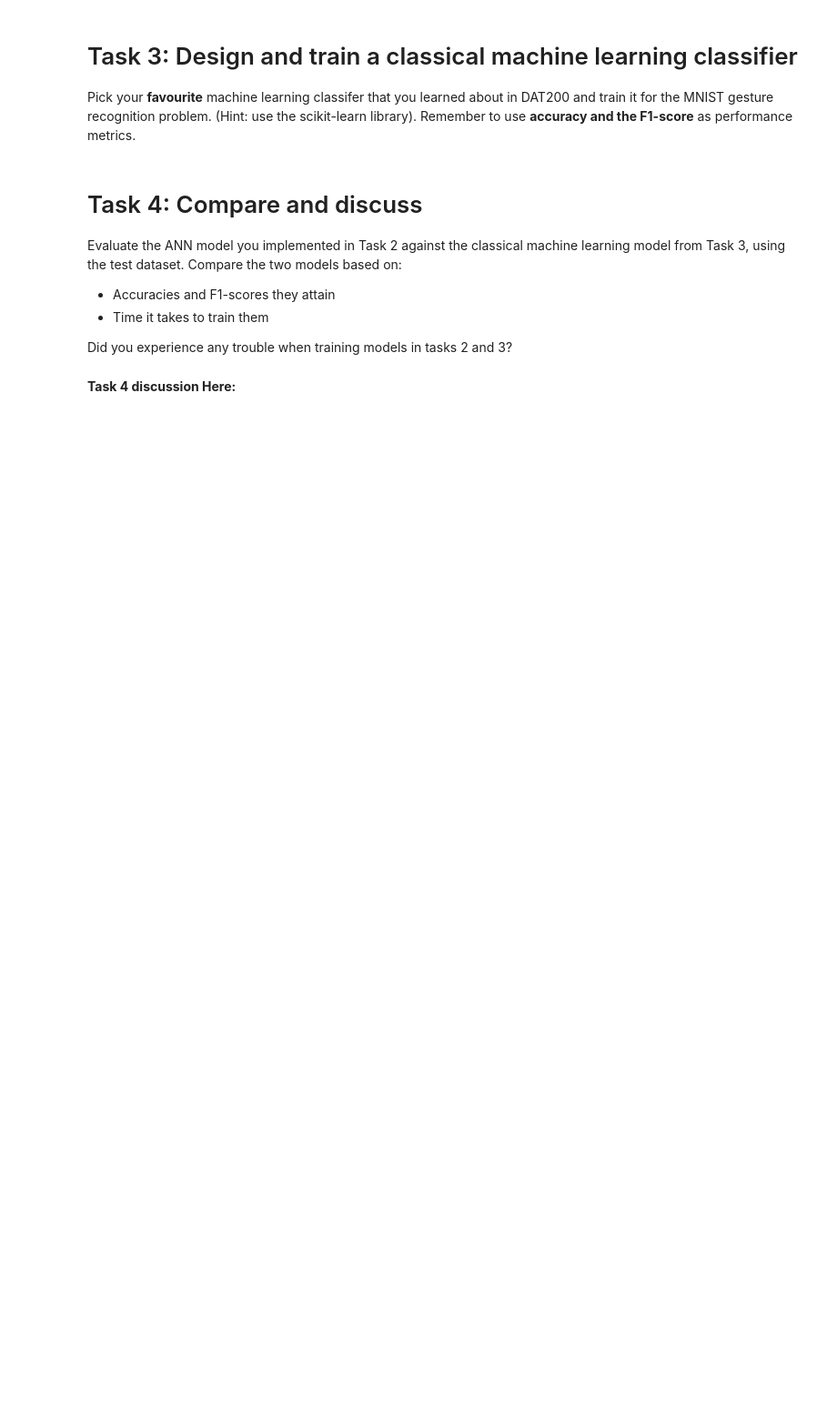
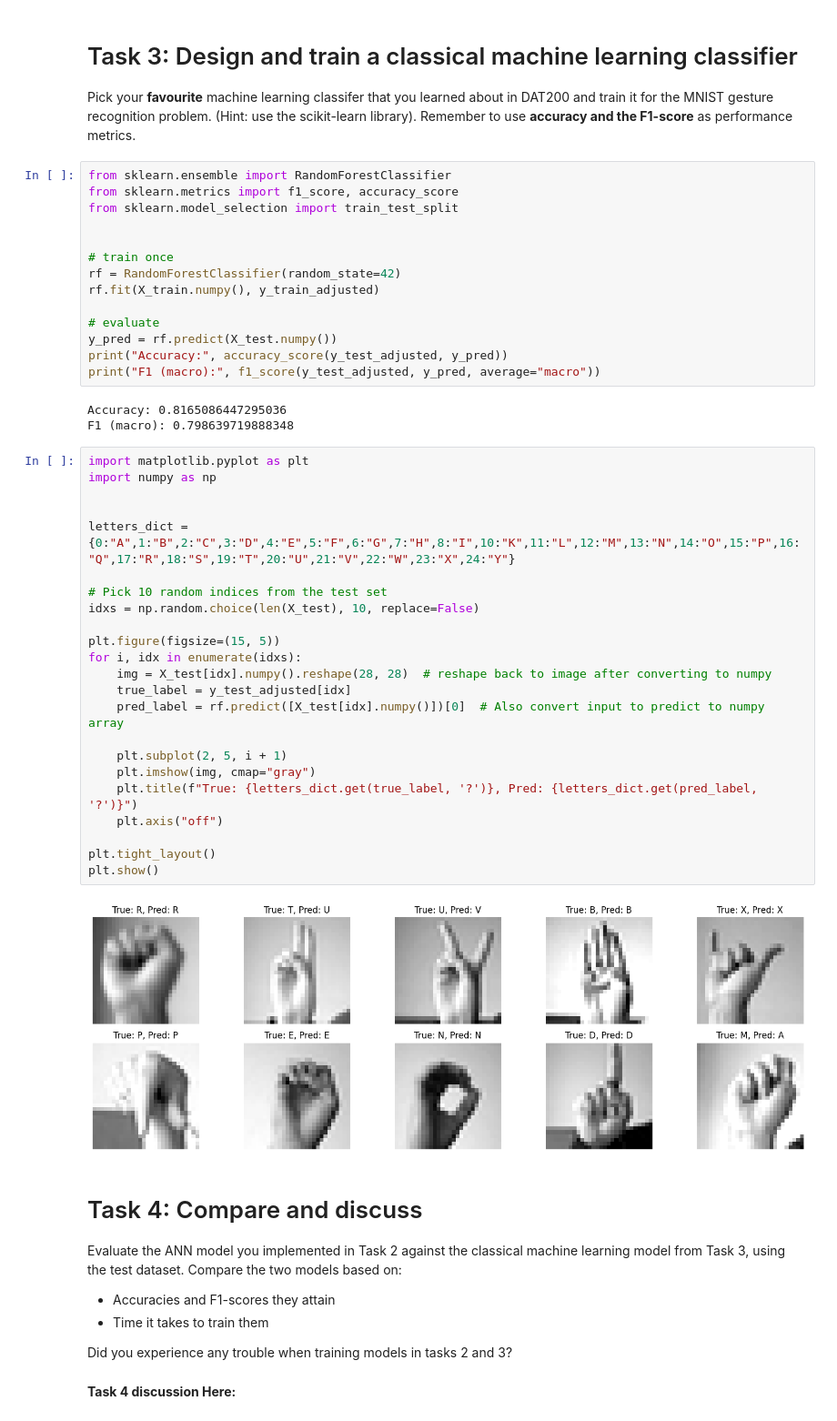
Before and after one commit to OysteinFalkeid/DAT300-H25, a Jupyter notebook: CA1_DAT300/ca1_dat300_2025.ipynb, the cells around one changed output. Shown at 91% size. Cells and saved outputs as stored; diff of their text form; blank space fills up the shorter version.

```diff
--- a/CA1_DAT300/ca1_dat300_2025.ipynb
+++ b/CA1_DAT300/ca1_dat300_2025.ipynb
@@ -268,6 +295,48 @@ Test accuracy: 0.7929447889328003
 # %% [markdown]
 # Task 3: Design and train a classical machine learning classifier
 Pick your **favourite** machine learning classifer that you learned about in DAT200 and train it for the MNIST gesture recognition problem. (Hint: use the scikit-learn library). Remember to use **accuracy and the F1-score** as performance metrics.
+# %%
+from sklearn.ensemble import RandomForestClassifier
+from sklearn.metrics import f1_score, accuracy_score
+from sklearn.model_selection import train_test_split
+
+
+# train once
+rf = RandomForestClassifier(random_state=42)
+rf.fit(X_train.numpy(), y_train_adjusted)
+
+# evaluate
+y_pred = rf.predict(X_test.numpy())
+print("Accuracy:", accuracy_score(y_test_adjusted, y_pred))
+print("F1 (macro):", f1_score(y_test_adjusted, y_pred, average="macro"))
+# %% [output]
+Accuracy: 0.8165086447295036
+F1 (macro): 0.798639719888348
+# %%
+import matplotlib.pyplot as plt
+import numpy as np
+
+
+letters_dict = {0:"A",1:"B",2:"C",3:"D",4:"E",5:"F",6:"G",7:"H",8:"I",10:"K",11:"L",12:"M",13:"N",14:"O",15:"P",16:"Q",17:"R",18:"S",19:"T",20:"U",21:"V",22:"W",23:"X",24:"Y"}
+
+# Pick 10 random indices from the test set
+idxs = np.random.choice(len(X_test), 10, replace=False)
+
+plt.figure(figsize=(15, 5))
+for i, idx in enumerate(idxs):
+    img = X_test[idx].numpy().reshape(28, 28)  # reshape back to image after converting to numpy
+    true_label = y_test_adjusted[idx]
+    pred_label = rf.predict([X_test[idx].numpy()])[0]  # Also convert input to predict to numpy array
+
+    plt.subplot(2, 5, i + 1)
+    plt.imshow(img, cmap="gray")
+    plt.title(f"True: {letters_dict.get(true_label, '?')}, Pred: {letters_dict.get(pred_label, '?')}")
+    plt.axis("off")
+
+plt.tight_layout()
+plt.show()
+# %% [output]
+[figure, added]
 # %% [markdown]
 # Task 4: Compare and discuss
 Evaluate the ANN model you implemented in Task 2 against the classical machine learning model from Task 3, using the test dataset. Compare the two models based on:
```
Also changed, not shown: parts of 5 cells of this notebook.
